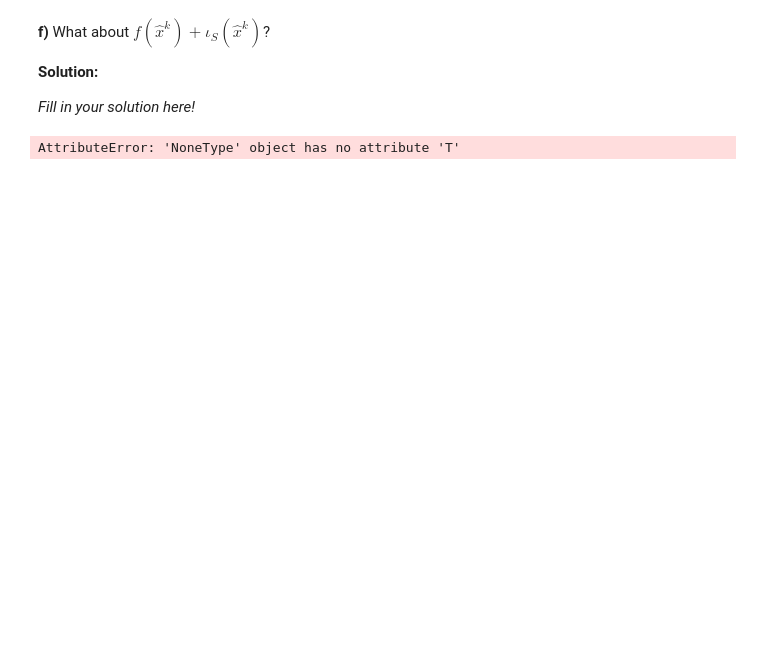
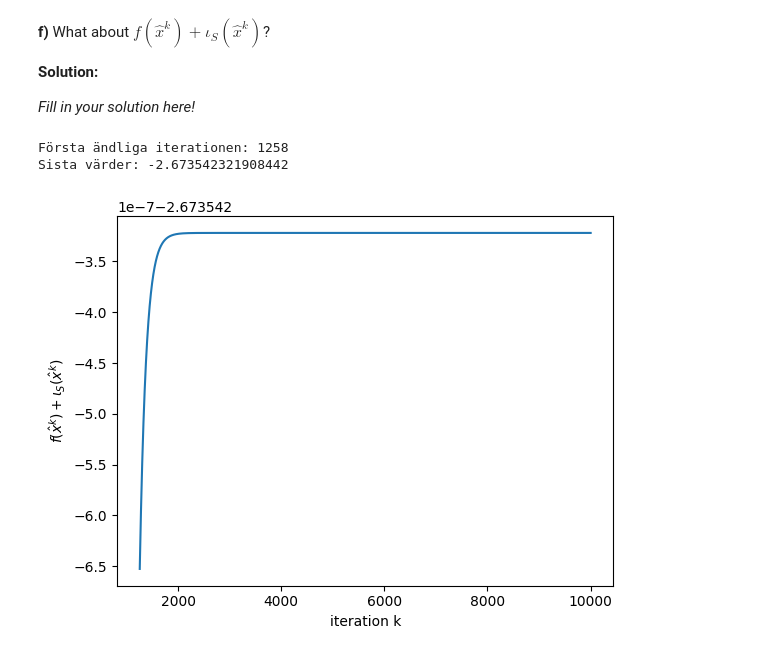
Before and after one commit to Armenius/FRTN50, a Jupyter notebook: assignment1/handin1.ipynb, the cells around one changed output. Cells and saved outputs as stored; diff of their text form; code cells hidden in the pictures; blank space fills up the shorter version.

Commit message:
Lite på sista sista och variabelbyte fast med sparad fil så det fungerar

```diff
--- a/assignment1/handin1.ipynb
+++ b/assignment1/handin1.ipynb
@@ -1307,18 +1315,20 @@ __Solution:__
 _Fill in your solution here!_
 # %%
 vals = []
-for mu in allmu[:100]:
+for mu in allmu:
     x_hat = dual_to_primal(mu, Q, q, a, b)
     vals.append(quad(x_hat, Q, q) + box(x_hat, a, b, tol=1e-6))
 
 vals = np.array(vals)
 it = np.arange(len(vals))
 finite = np.isfinite(vals)
-
-plt.plot(it[finite], vals[finite], '.-')
+print("Första ändliga iterationen:", it[finite][0])
+print("Sista värder:", vals[-1])
+plt.plot(it[finite], vals[finite])
 plt.xlabel('iteration k')
 plt.ylabel(r'$f(\hat{x}^k) + \iota_S(\hat{x}^k)$')
 plt.show()
-print(np.sum(np.isfinite(vals)))
 # %% [output]
-AttributeError: 'NoneType' object has no attribute 'T'
+Första ändliga iterationen: 1258
+Sista värder: -2.673542321908442
+[figure, added]
```
Also changed, not shown: parts of 3 cells of this notebook.
